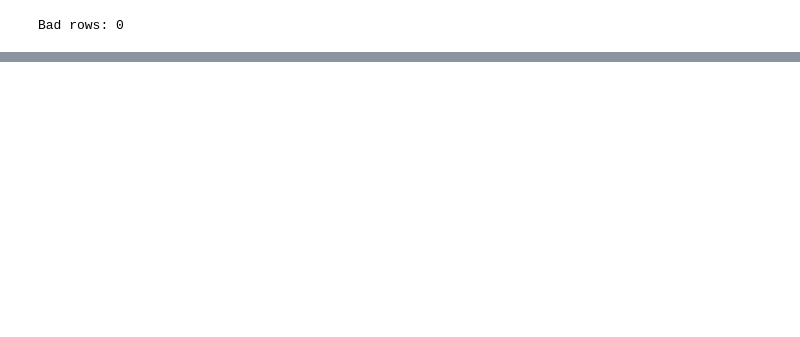
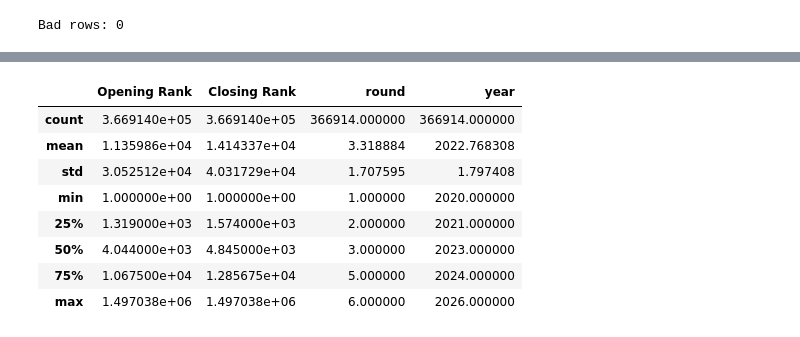
Before and after one commit to ShreshthaPandey/JOSAA-collage-predictor, a Jupyter notebook: clg_predictor.ipynb, the cells around one changed output, grey strips where cells are left out. Drawn from its saved outputs; the diff is of its cells as text; code cells hidden in the pictures; blank space fills up the shorter version.

```diff
--- a/clg_predictor.ipynb
+++ b/clg_predictor.ipynb
@@ -509,0 +518,12 @@ df.head()
+# %%
+df.describe()
+# %% [output]
+|  | Opening Rank | Closing Rank | round | year |
+| count | 3.669140e+05 | 3.669140e+05 | 366914.000000 | 366914.000000 |
+| mean | 1.135986e+04 | 1.414337e+04 | 3.318884 | 2022.768308 |
+| std | 3.052512e+04 | 4.031729e+04 | 1.707595 | 1.797408 |
+| min | 1.000000e+00 | 1.000000e+00 | 1.000000 | 2020.000000 |
+| 25% | 1.319000e+03 | 1.574000e+03 | 2.000000 | 2021.000000 |
+| 50% | 4.044000e+03 | 4.845000e+03 | 3.000000 | 2023.000000 |
+| 75% | 1.067500e+04 | 1.285675e+04 | 5.000000 | 2024.000000 |
+| max | 1.497038e+06 | 1.497038e+06 | 6.000000 | 2026.000000 |
```
Also changed, not shown: parts of 31 cells of this notebook.
